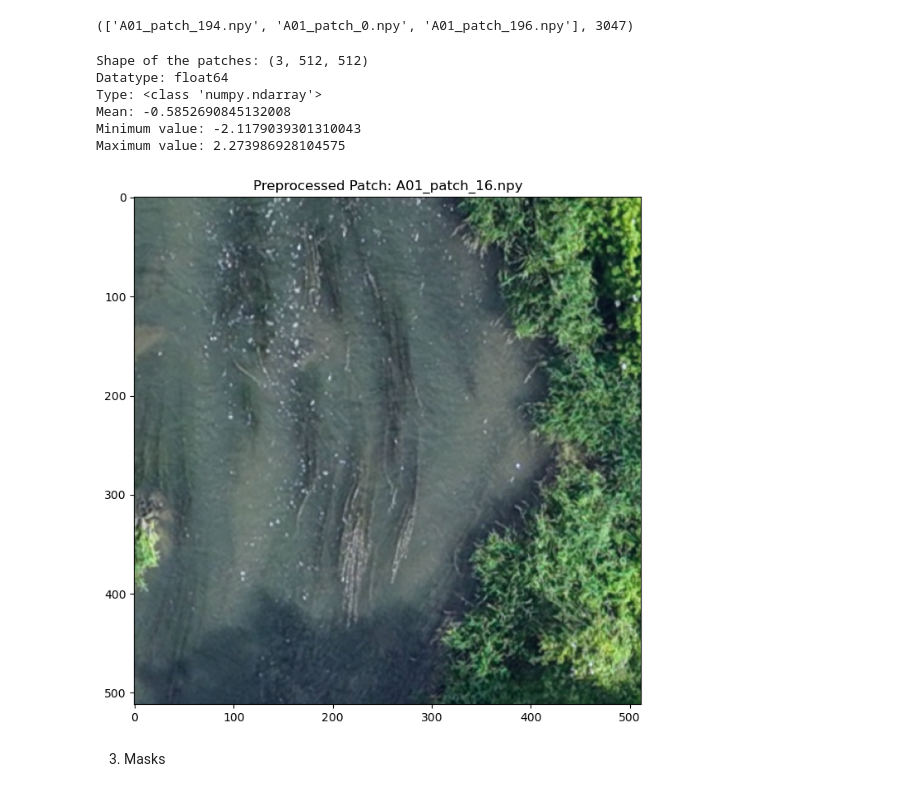
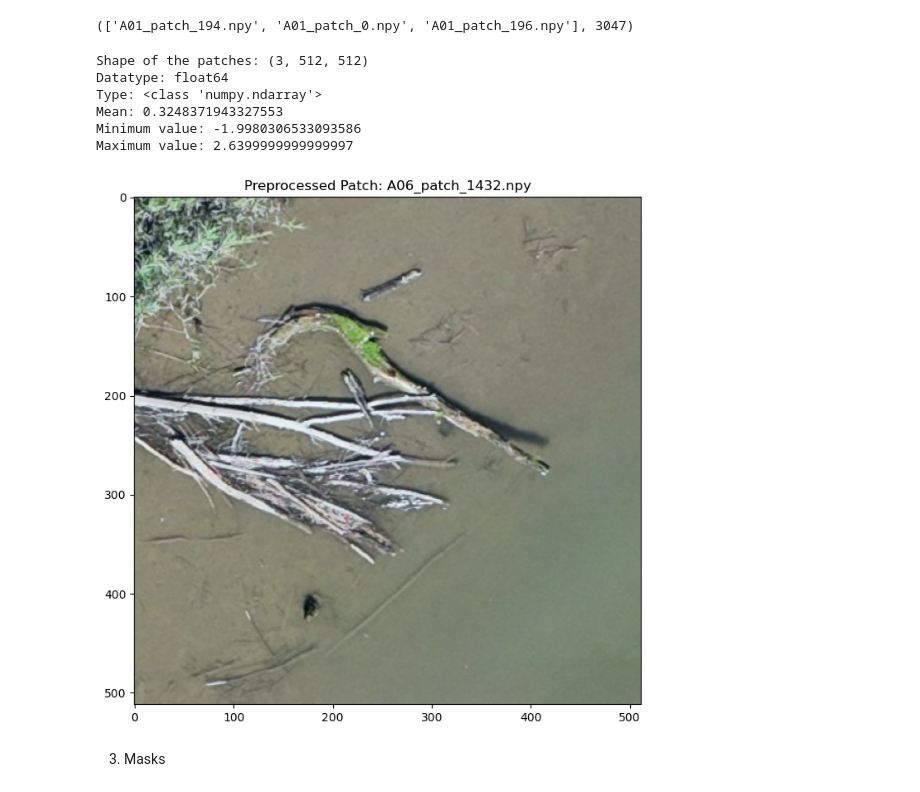
Before and after one commit to hiebschi/MoSE, a Jupyter notebook: notebooks/02_training.ipynb, the cells around one changed output. Drawn from its saved outputs; the diff is of its cells as text; code cells hidden in the pictures.

```diff
--- a/notebooks/02_training.ipynb
+++ b/notebooks/02_training.ipynb
@@ -133,37 +133,37 @@ patches_list[0:3], len(patches_list)
 # %%
 # Test one preprocessed patch
 ################################################################################
 
 ##################### choose single patch by section and id
-SECTION = "A01" # -------------------->> ADJUSTABLE
-TEST_PATCH_ID = 16 # -------------------->> ADJUSTABLE
+SECTION = "A06" # -------------------->> ADJUSTABLE
+TEST_PATCH_ID = 1432 # -------------------->> ADJUSTABLE
 #####################
 
 # load the path to the patch
 test_patch_name = f"{SECTION}_patch_{TEST_PATCH_ID}.npy"
 test_patch_path = preprocessed_patches_dir + f"/" + test_patch_name
 
 # load npz-file
 test_patch = np.load(test_patch_path)
 
   # Show characteristics of the patch
 print("Shape of the patches:", test_patch.shape)
 print("Datatype:", test_patch.dtype)
 print("Type:", type(test_patch))
 print("Mean:", np.mean(test_patch))
 print("Minimum value:", np.min(test_patch))
 print("Maximum value:", np.max(test_patch))
 
 # import the norm_plot_patch function for normalization and plotting of the test patch
 visualization_utils.norm_plot_patch(test_patch, test_patch_name)
 # %% [output]
 Shape of the patches: (3, 512, 512)
 Datatype: float64
 Type: <class 'numpy.ndarray'>
-Mean: -0.5852690845132008
-Minimum value: -2.1179039301310043
-Maximum value: 2.273986928104575
+Mean: 0.3248371943327553
+Minimum value: -1.9980306533093586
+Maximum value: 2.6399999999999997
-[figure, old version]
+[figure, new version]
 # %% [markdown]
 3. Masks
 # %%
```
Also changed, not shown: parts of 4 cells of this notebook, 3 other files.
